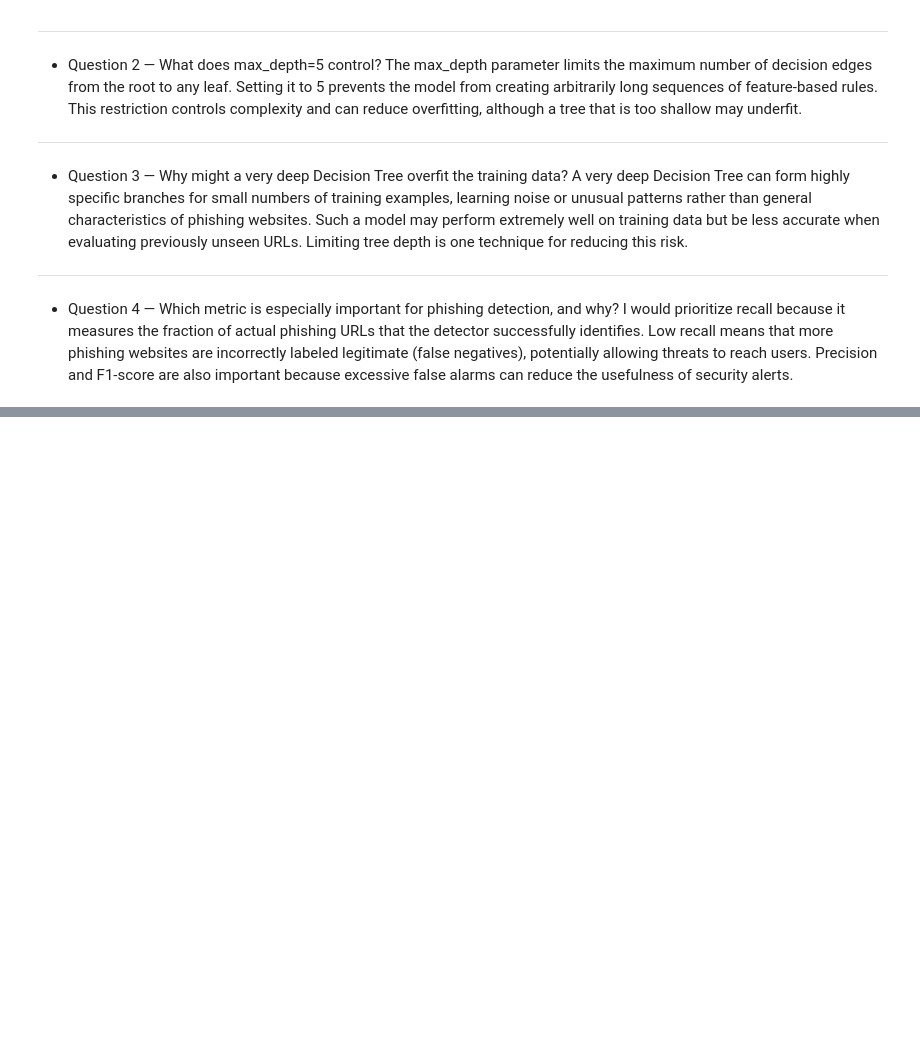
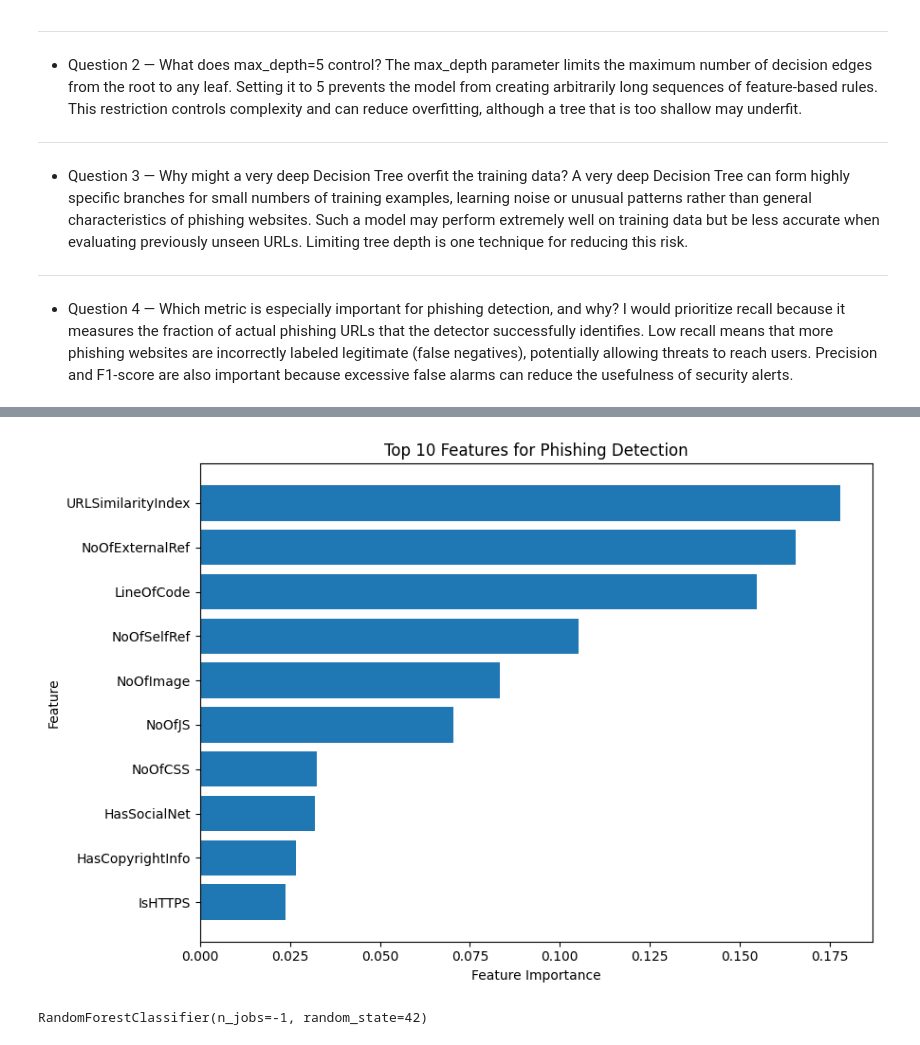
Before and after one commit to shawnw440/CS-6625-Machine-Learning-Based-Phishing-URL-Detection, a Jupyter notebook: CS6625_Phishing_Detection_Walker.ipynb, the cells around one changed output, grey strips where cells are left out. Cells and saved outputs as stored; diff of their text form; code cells hidden in the pictures; blank space fills up the shorter version.

```diff
--- a/CS6625_Phishing_Detection_Walker.ipynb
+++ b/CS6625_Phishing_Detection_Walker.ipynb
@@ -1002,0 +1311,19 @@ I would prioritize recall because it measures the fraction of actual phishing UR
+# %%
+# Part 8: Select the Top 10 Features
+
+top10 = importance_df.head(
+    10
+).copy()
+
+top10["Rank"] = range(
+    1,
+    11
+)
+
+top10[
+    [
+        "Rank",
+        "Feature",
+        "Importance"
+    ]
+]
@@ -1002,0 +1371,53 @@ I would prioritize recall because it measures the fraction of actual phishing UR
+# %%
+# Part 10: Create the Feature-Importance Graph
+
+top10_plot = top10.sort_values(
+    "Importance",
+    ascending=True
+)
+
+plt.figure(
+    figsize=(9, 6)
+)
+
+plt.barh(
+    top10_plot["Feature"],
+    top10_plot["Importance"]
+)
+
+plt.xlabel(
+    "Feature Importance"
+)
+
+plt.ylabel(
+    "Feature"
+)
+
+plt.title(
+    "Top 10 Features for Phishing Detection"
+)
+
+plt.tight_layout()
+
+plt.show()
+# %% [output]
+[figure, added]
+# %%
+# Part 16: Train the Top-10 Random Forest
+
+rf_top10 = RandomForestClassifier(
+    n_estimators=100,
+    random_state=42,
+    n_jobs=-1
+)
+
+X_train[
+    top10_features
+]
+
+rf_top10.fit(
+    X_train[top10_features],
+    y_train
+)
+# %% [output]
+RandomForestClassifier(n_jobs=-1, random_state=42)
```
Also changed, not shown: parts of 29 cells of this notebook.
